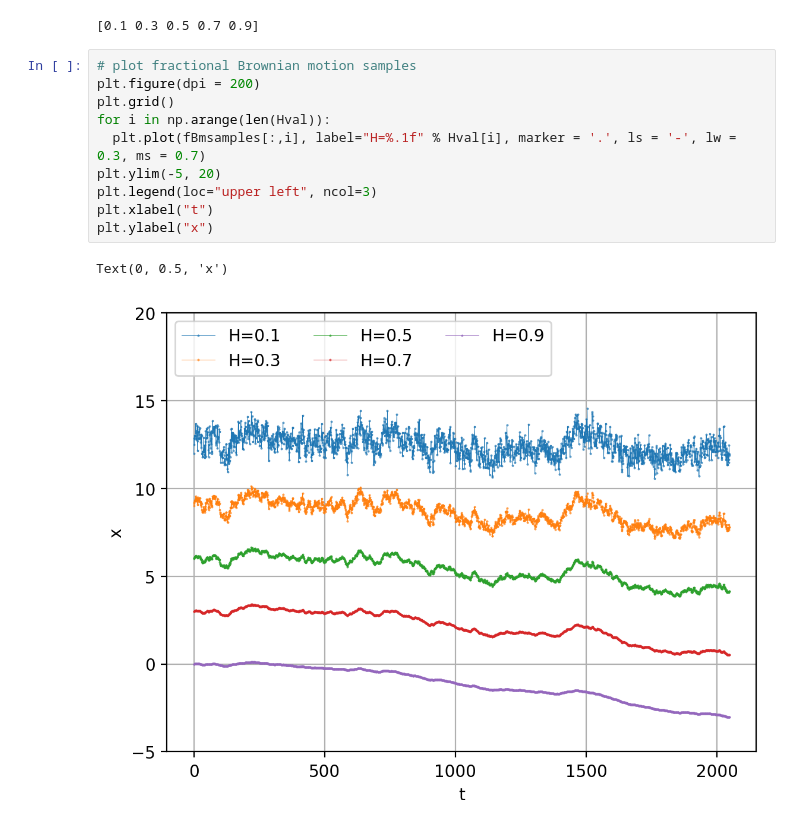
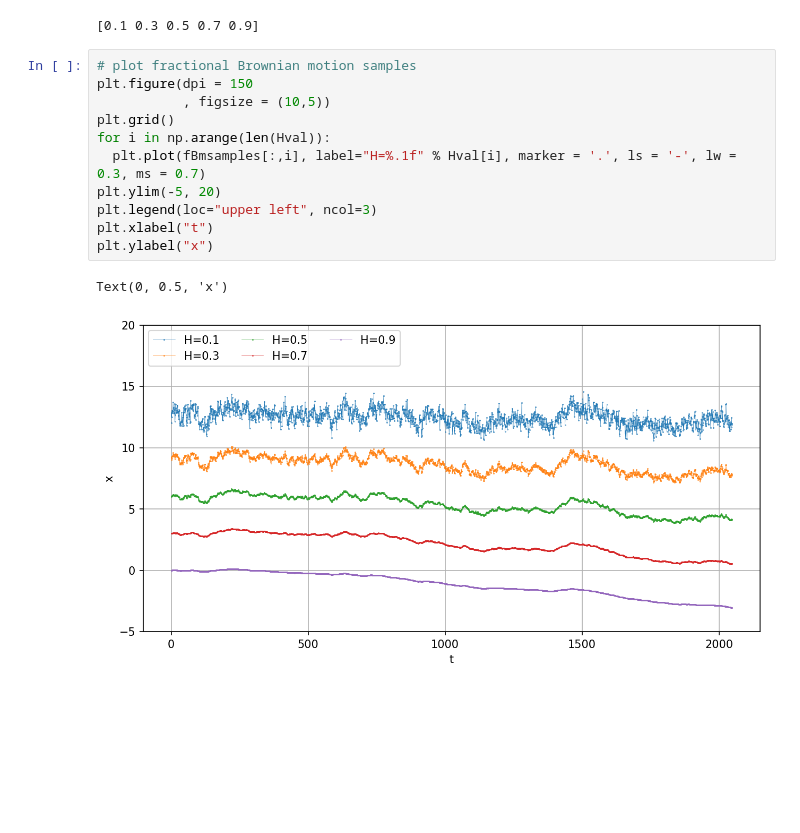
Before and after one commit to reneprincipejr/Physics-305---White-Noise-Analysis, a Jupyter notebook: Demo Notebooks/01-simulating_stochastic_processes.ipynb, the cells around one changed output. Cells and saved outputs as stored; diff of their text form; blank space fills up the shorter version.

```diff
--- a/Demo Notebooks/01-simulating_stochastic_processes.ipynb
+++ b/Demo Notebooks/01-simulating_stochastic_processes.ipynb
@@ -176,14 +178,15 @@ print(Hval)
 [0.1 0.3 0.5 0.7 0.9]
 # %%
 # plot fractional Brownian motion samples
-plt.figure(dpi = 200)
+plt.figure(dpi = 150
+           , figsize = (10,5))
 plt.grid()
 for i in np.arange(len(Hval)):
   plt.plot(fBmsamples[:,i], label="H=%.1f" % Hval[i], marker = '.', ls = '-', lw = 0.3, ms = 0.7)
 plt.ylim(-5, 20)
 plt.legend(loc="upper left", ncol=3)
 plt.xlabel("t")
 plt.ylabel("x")
 # %% [output]
 Text(0, 0.5, 'x')
-[figure, old version]
+[figure, new version]
```
Also changed, not shown: parts of 3 cells of this notebook, 15 other files.
